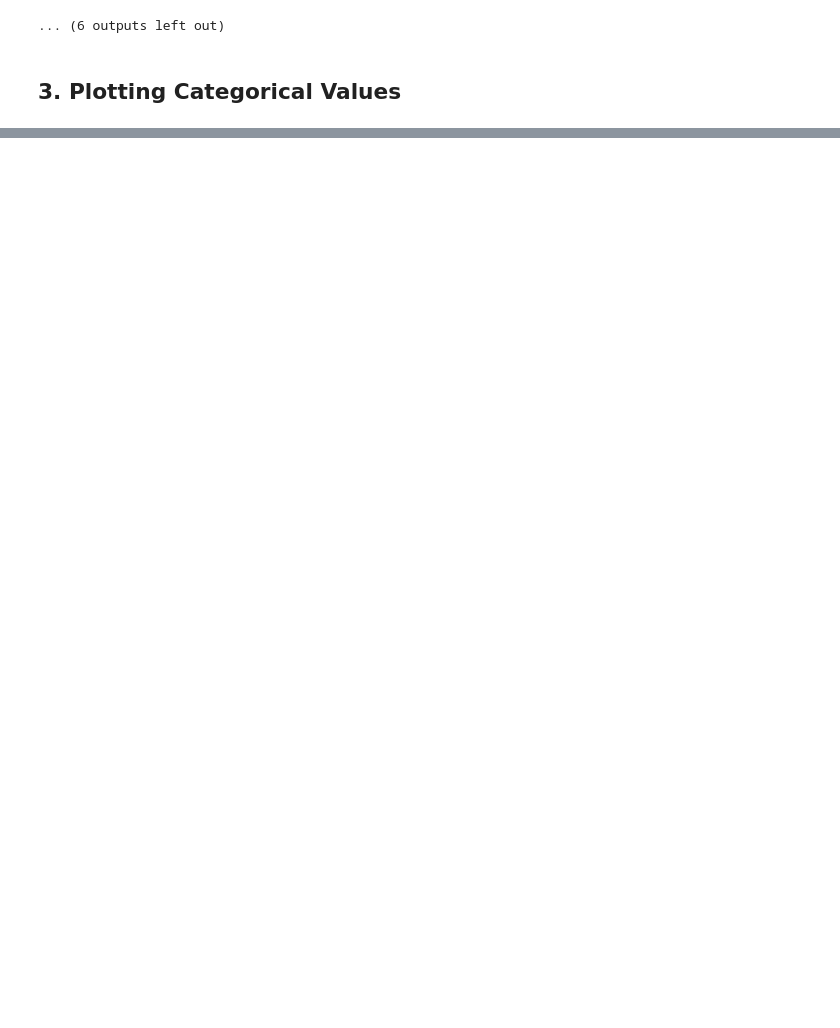
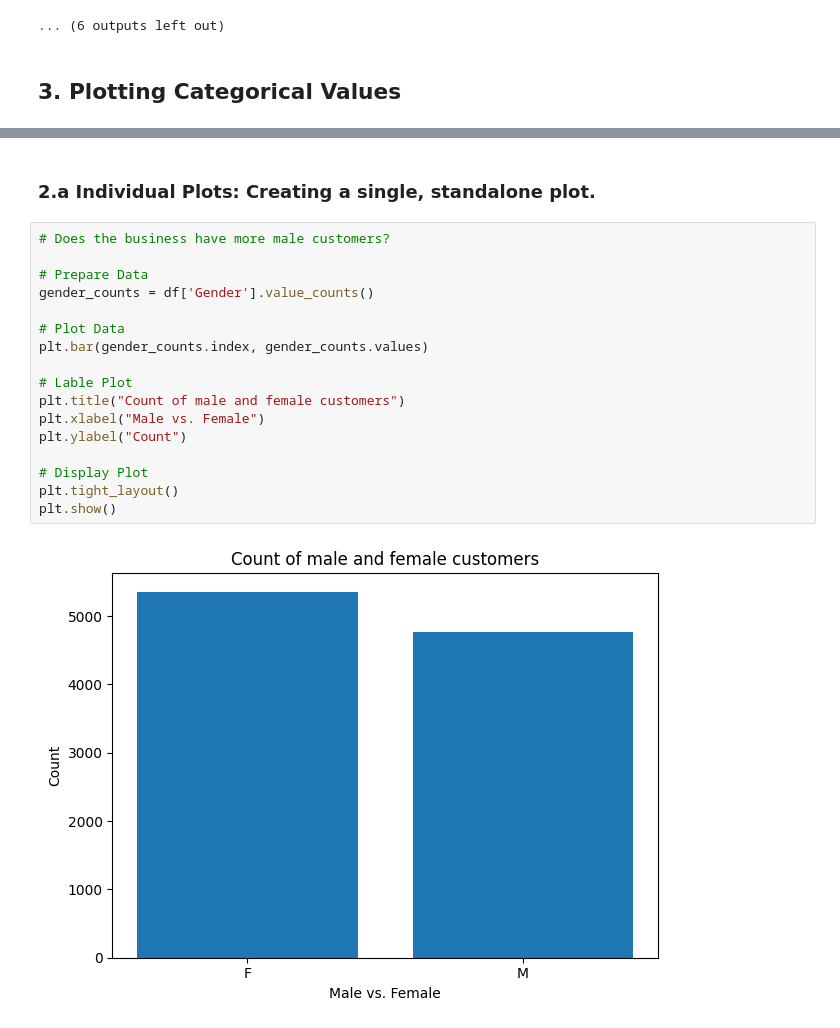
Before and after one commit to vijaypatha/data-visualizations, a Jupyter notebook: 01_creating_plots.ipynb, the cells around one changed output, grey strips where cells are left out. Drawn from its saved outputs; the diff is of its cells as text; blank space fills up the shorter version.

Commit message:
Lessons on Categorical Values

```diff
--- a/01_creating_plots.ipynb
+++ b/01_creating_plots.ipynb
@@ -181,0 +204,21 @@ plt.show
+# %% [markdown]
+###  **2.a Individual Plots**: Creating a single, standalone plot.
+# %%
+# Does the business have more male customers?
+
+# Prepare Data
+gender_counts = df['Gender'].value_counts()
+
+# Plot Data
+plt.bar(gender_counts.index, gender_counts.values)
+
+# Lable Plot
+plt.title("Count of male and female customers")
+plt.xlabel("Male vs. Female")
+plt.ylabel("Count")
+
+# Display Plot
+plt.tight_layout()
+plt.show()
+# %% [output]
+[figure, added]
```
Also changed, not shown: parts of 9 cells of this notebook.
